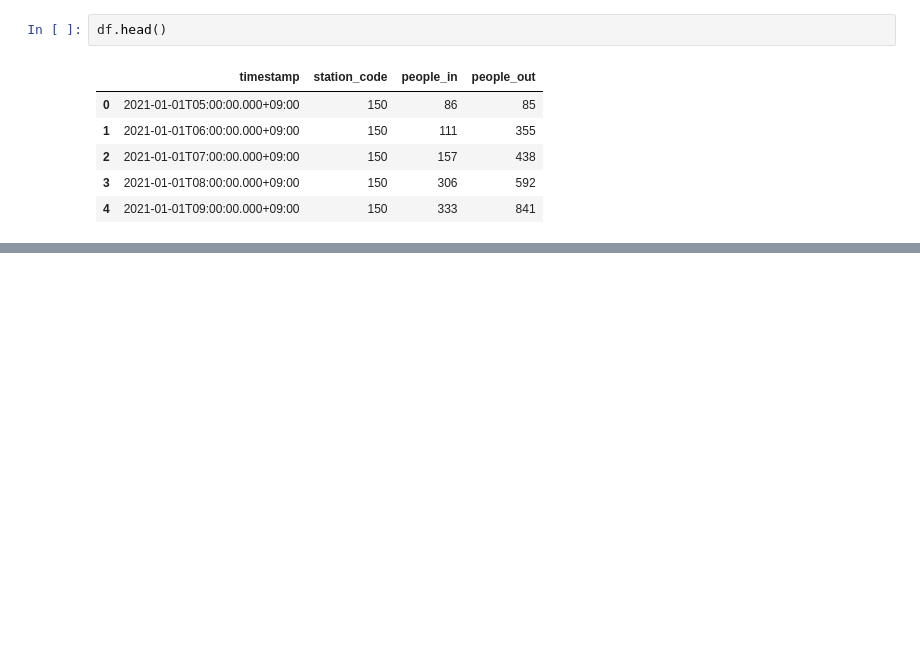
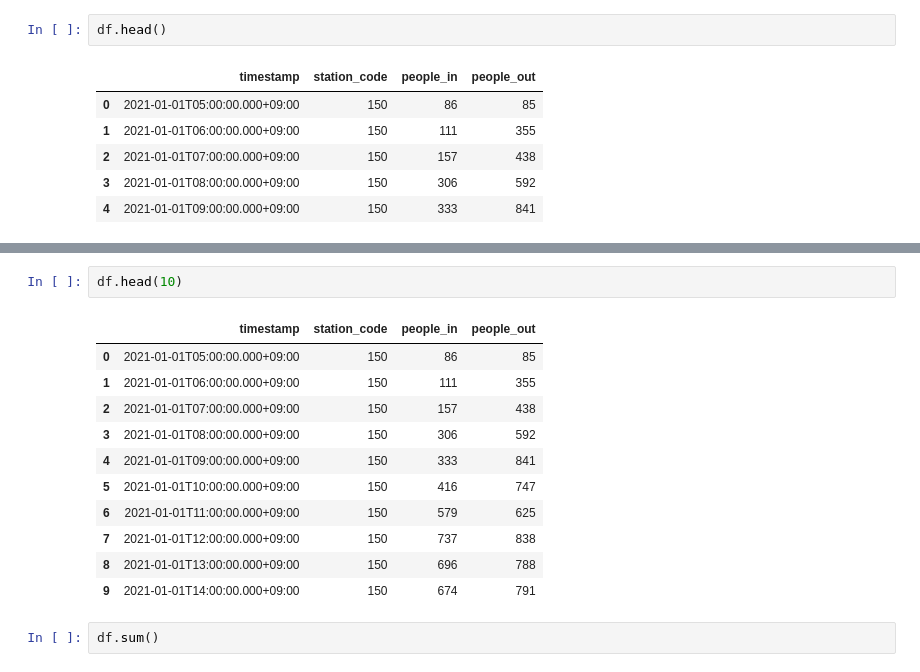
Before and after one commit to layla-focalors/AColab_Github_data_processing, a Jupyter notebook: Subway_inout.ipynb, the cells around one changed output, grey strips where cells are left out. Cells and saved outputs as stored; diff of their text form; blank space fills up the shorter version.

```diff
--- a/Subway_inout.ipynb
+++ b/Subway_inout.ipynb
@@ -46,0 +77,16 @@ df.head()
+# %%
+df.head(10)
+# %% [output]
+|  | timestamp | station_code | people_in | people_out |
+| 0 | 2021-01-01T05:00:00.000+09:00 | 150 | 86 | 85 |
+| 1 | 2021-01-01T06:00:00.000+09:00 | 150 | 111 | 355 |
+| 2 | 2021-01-01T07:00:00.000+09:00 | 150 | 157 | 438 |
+| 3 | 2021-01-01T08:00:00.000+09:00 | 150 | 306 | 592 |
+| 4 | 2021-01-01T09:00:00.000+09:00 | 150 | 333 | 841 |
+| 5 | 2021-01-01T10:00:00.000+09:00 | 150 | 416 | 747 |
+| 6 | 2021-01-01T11:00:00.000+09:00 | 150 | 579 | 625 |
+| 7 | 2021-01-01T12:00:00.000+09:00 | 150 | 737 | 838 |
+| 8 | 2021-01-01T13:00:00.000+09:00 | 150 | 696 | 788 |
+| 9 | 2021-01-01T14:00:00.000+09:00 | 150 | 674 | 791 |
+# %%
+df.sum()
```
Also changed, not shown: parts of 11 cells of this notebook.
